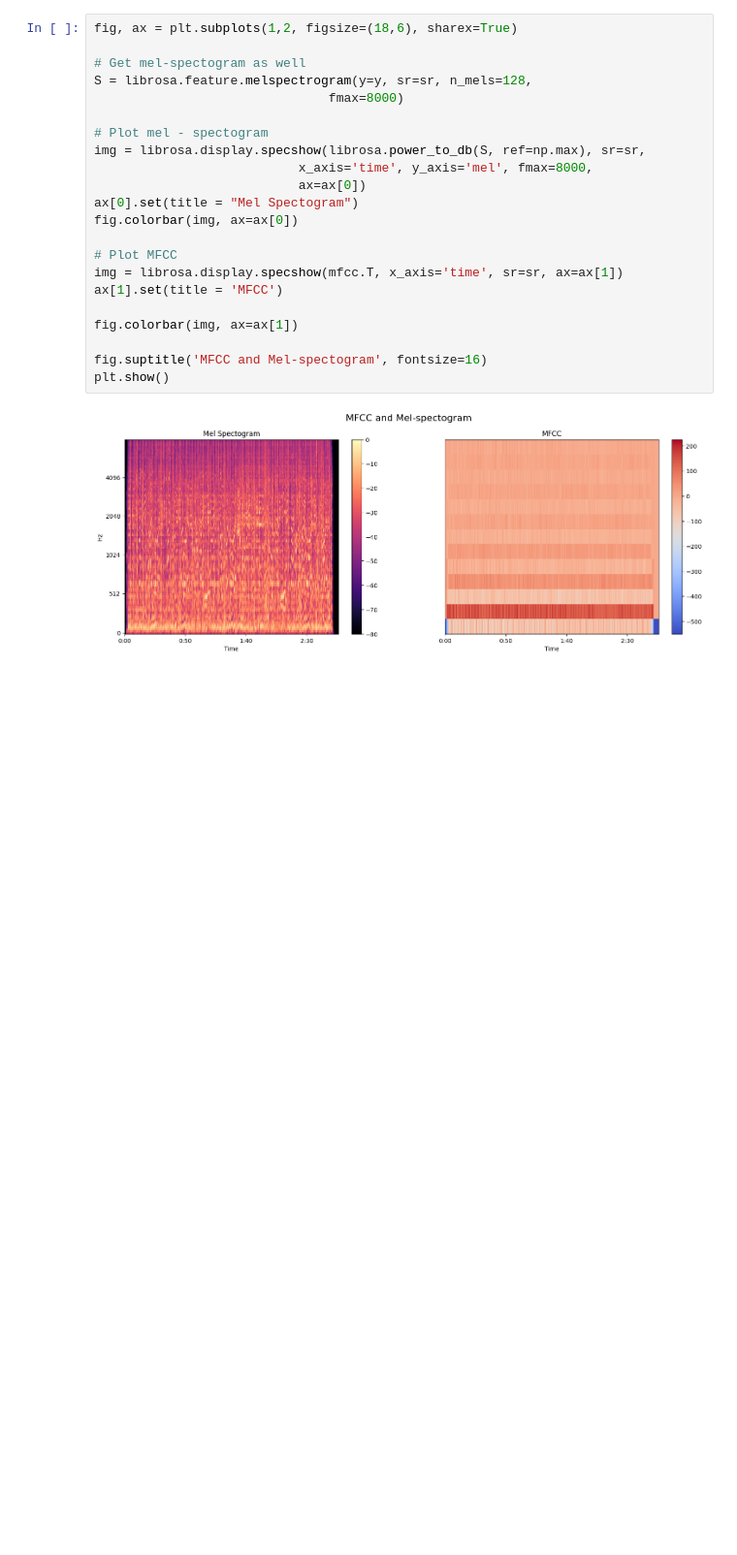
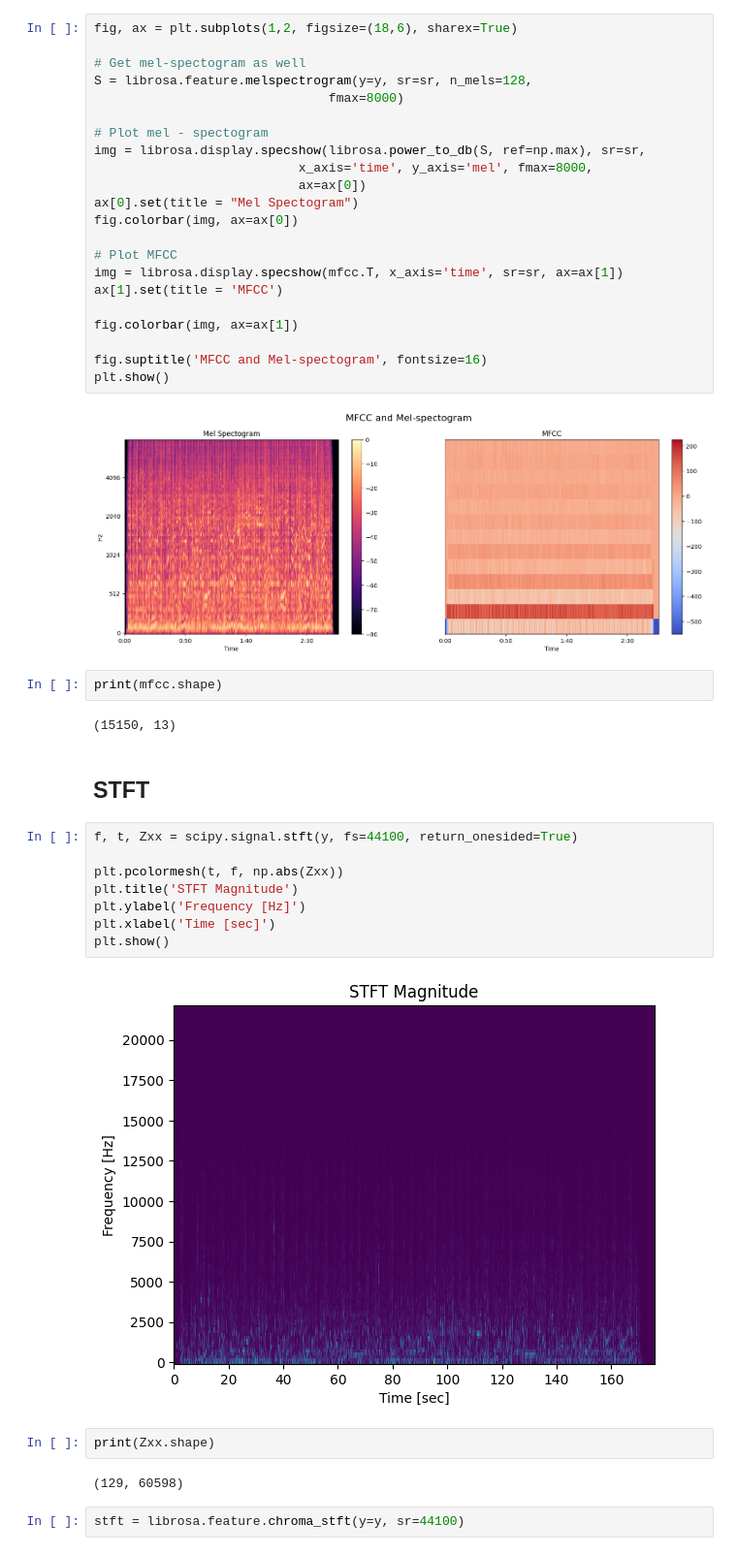
Before and after one commit to ThanAid/Chord-Estimation-Thesis, a Jupyter notebook: notebooks/audio_prepro.ipynb, the cells around one changed output. Shown at 97% size. Cells and saved outputs as stored; diff of their text form; blank space fills up the shorter version.

```diff
--- a/notebooks/audio_prepro.ipynb
+++ b/notebooks/audio_prepro.ipynb
@@ -66,3 +70,25 @@ fig.suptitle('MFCC and Mel-spectogram', fontsize=16)
 plt.show()
 # %% [output]
 [figure]
+# %%
+print(mfcc.shape)
+# %% [output]
+(15150, 13)
+# %% [markdown]
+## STFT
+# %%
+f, t, Zxx = scipy.signal.stft(y, fs=44100, return_onesided=True)
+
+plt.pcolormesh(t, f, np.abs(Zxx))
+plt.title('STFT Magnitude')
+plt.ylabel('Frequency [Hz]')
+plt.xlabel('Time [sec]')
+plt.show()
+# %% [output]
+[figure, added]
+# %%
+print(Zxx.shape)
+# %% [output]
+(129, 60598)
+# %%
+stft = librosa.feature.chroma_stft(y=y, sr=44100)
```
Also changed, not shown: parts of 11 cells of this notebook.
